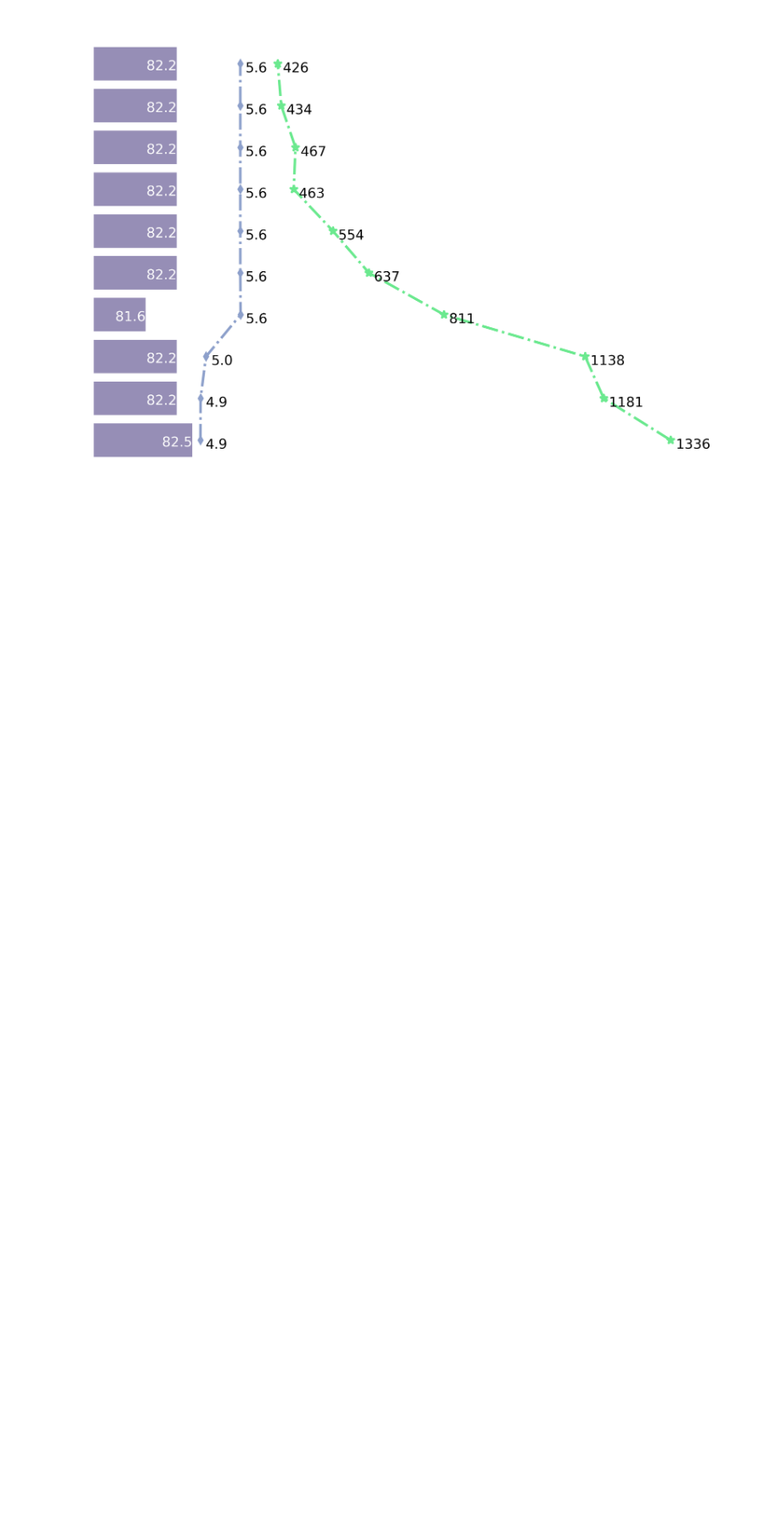
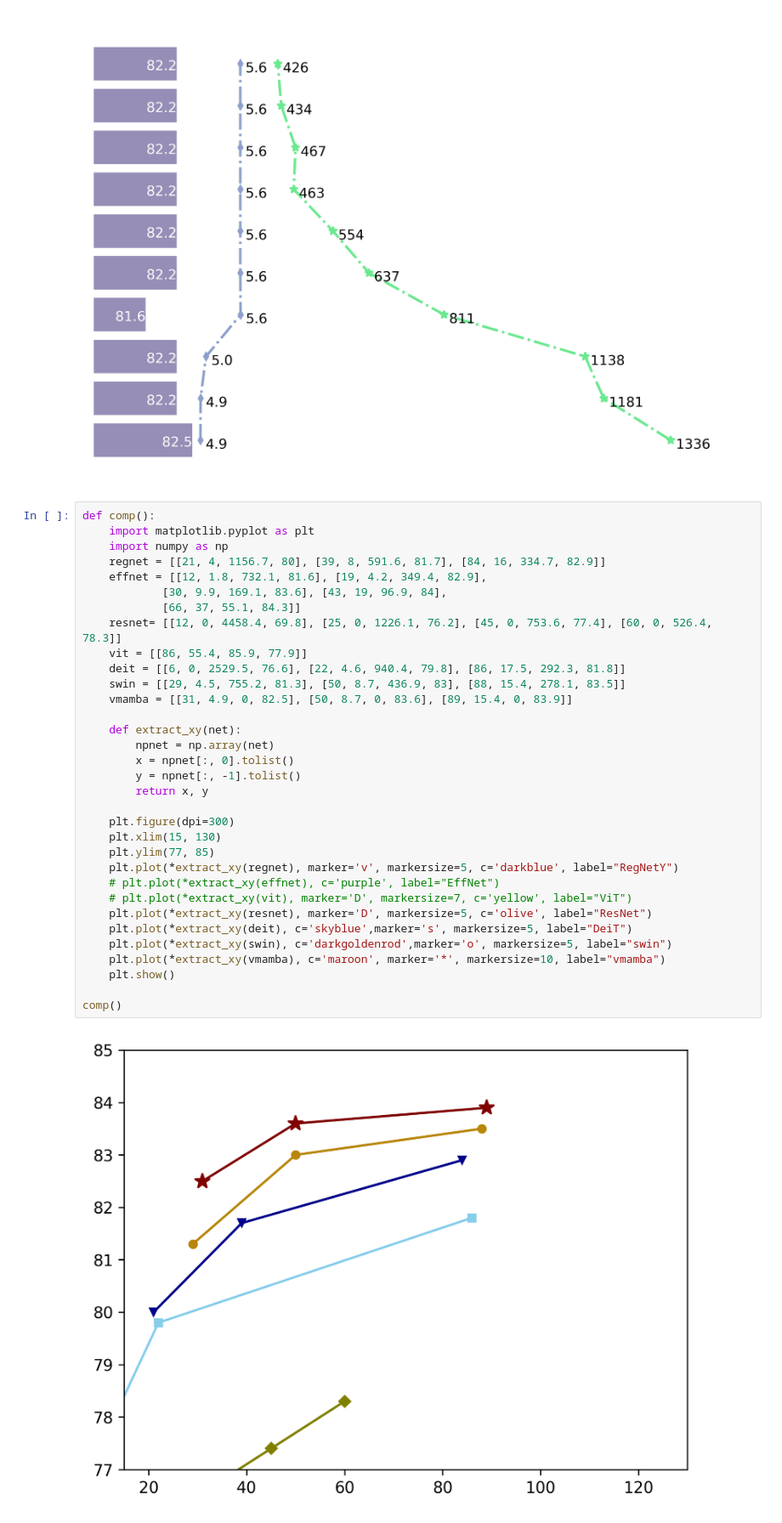
Before and after one commit to MzeroMiko/VMamba, a Jupyter notebook: analyze/spe.ipynb, the cells around one changed output. Shown at 85% size. Saved outputs shown, nothing was run; the diff lists cells and outputs as text; blank space fills up the shorter version.

```diff
--- a/analyze/spe.ipynb
+++ b/analyze/spe.ipynb
@@ -44,3 +44,38 @@ def speedup():
 speedup()
 # %% [output]
 [figure]
+# %%
+def comp():
+    import matplotlib.pyplot as plt
+    import numpy as np
+    regnet = [[21, 4, 1156.7, 80], [39, 8, 591.6, 81.7], [84, 16, 334.7, 82.9]]
+    effnet = [[12, 1.8, 732.1, 81.6], [19, 4.2, 349.4, 82.9],
+            [30, 9.9, 169.1, 83.6], [43, 19, 96.9, 84],
+            [66, 37, 55.1, 84.3]]
+    resnet= [[12, 0, 4458.4, 69.8], [25, 0, 1226.1, 76.2], [45, 0, 753.6, 77.4], [60, 0, 526.4, 78.3]]
+    vit = [[86, 55.4, 85.9, 77.9]]
+    deit = [[6, 0, 2529.5, 76.6], [22, 4.6, 940.4, 79.8], [86, 17.5, 292.3, 81.8]]
+    swin = [[29, 4.5, 755.2, 81.3], [50, 8.7, 436.9, 83], [88, 15.4, 278.1, 83.5]]
+    vmamba = [[31, 4.9, 0, 82.5], [50, 8.7, 0, 83.6], [89, 15.4, 0, 83.9]]
+
+    def extract_xy(net):
+        npnet = np.array(net)
+        x = npnet[:, 0].tolist()
+        y = npnet[:, -1].tolist()
+        return x, y
+
+    plt.figure(dpi=300)
+    plt.xlim(15, 130)
+    plt.ylim(77, 85)
+    plt.plot(*extract_xy(regnet), marker='v', markersize=5, c='darkblue', label="RegNetY")
+    # plt.plot(*extract_xy(effnet), c='purple', label="EffNet")
+    # plt.plot(*extract_xy(vit), marker='D', markersize=7, c='yellow', label="ViT")
+    plt.plot(*extract_xy(resnet), marker='D', markersize=5, c='olive', label="ResNet")
+    plt.plot(*extract_xy(deit), c='skyblue',marker='s', markersize=5, label="DeiT")
+    plt.plot(*extract_xy(swin), c='darkgoldenrod',marker='o', markersize=5, label="swin")
+    plt.plot(*extract_xy(vmamba), c='maroon', marker='*', markersize=10, label="vmamba")
+    plt.show()
+
+comp()
+# %% [output]
+[figure, added]
```
